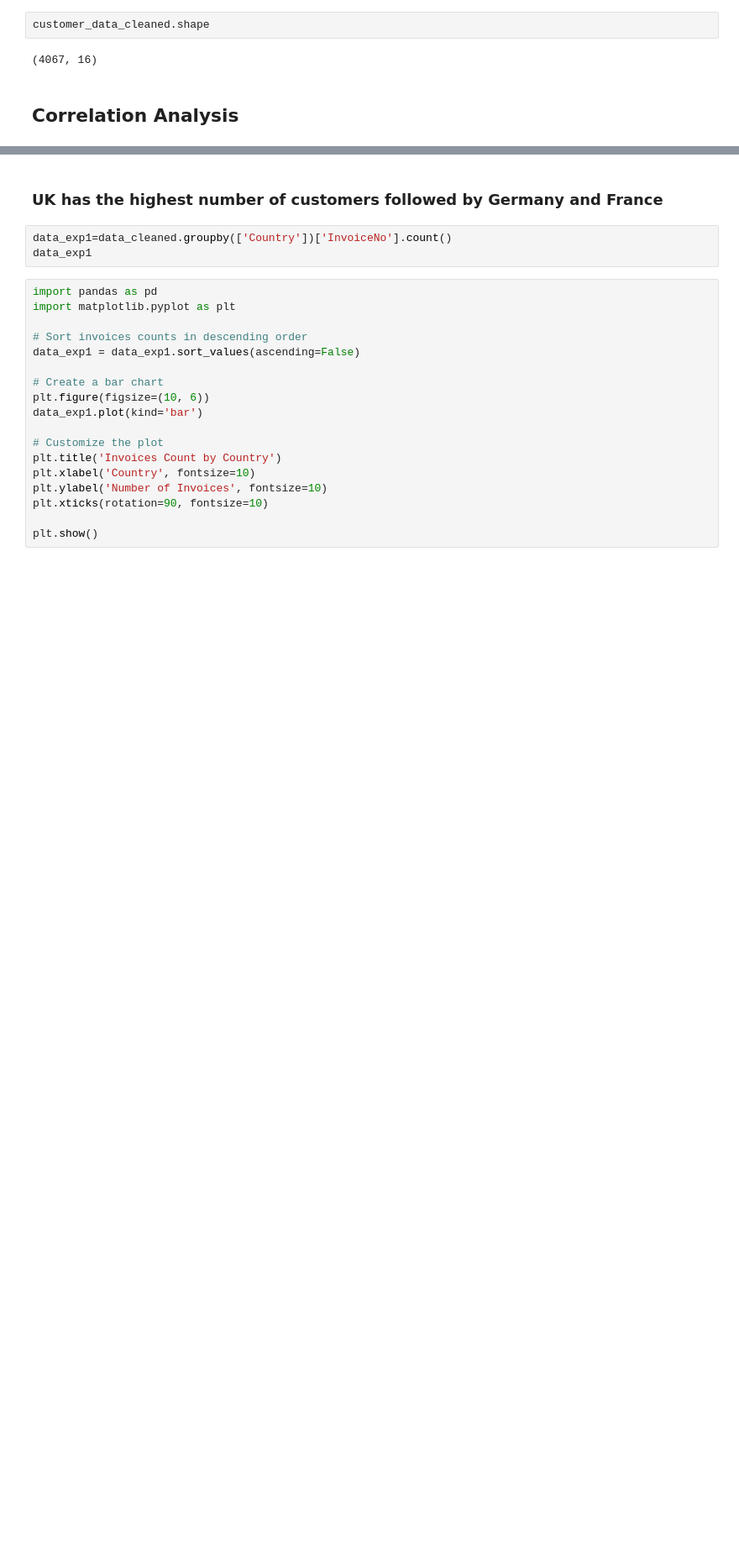
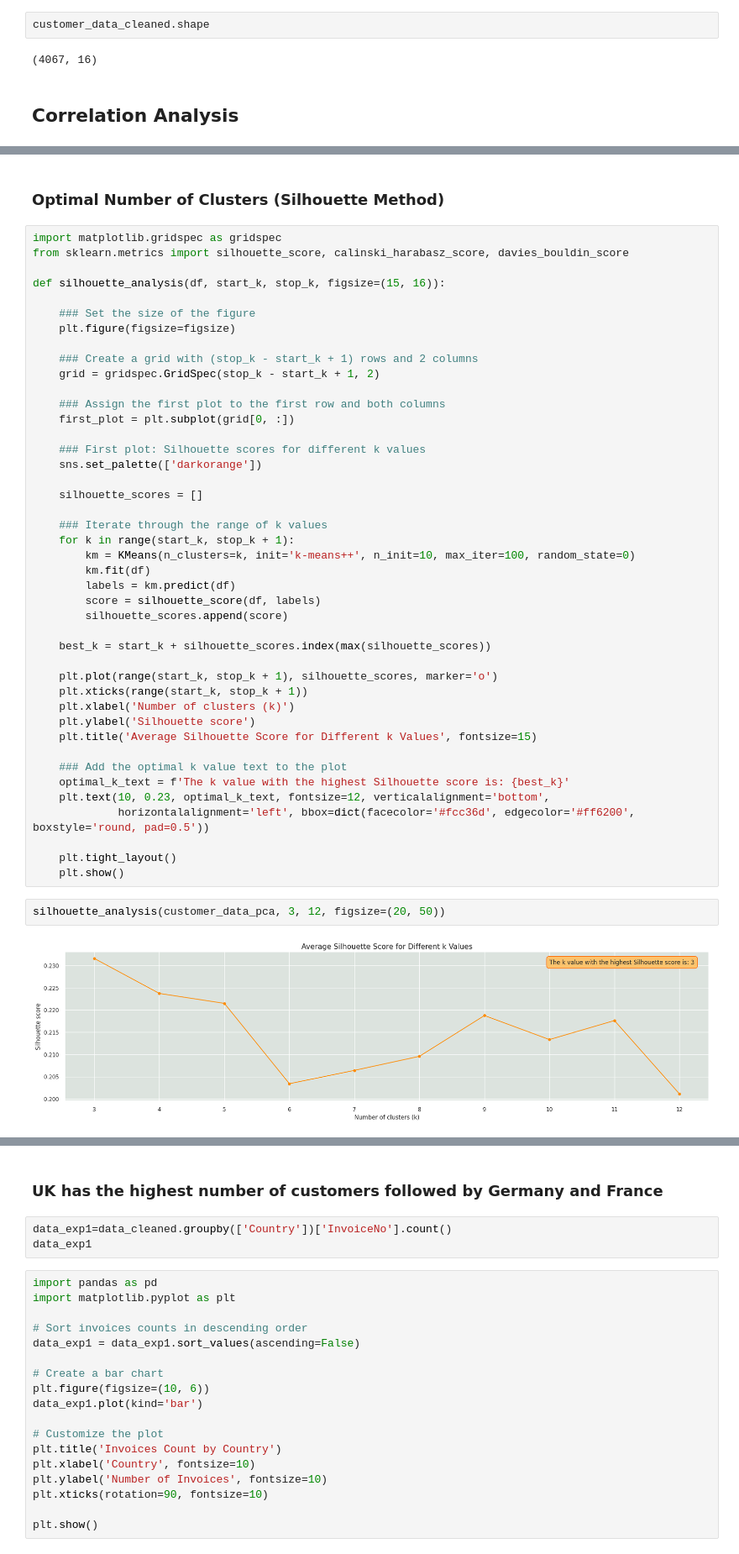
Before and after one commit to priyankabhatla/Customer_Segmentation_Retail, a Jupyter notebook: Online-Retail-Segmentation.ipynb, the cells around one changed output, grey strips where cells are left out. Shown at 84% size. Cells and saved outputs as stored; diff of their text form; blank space fills up the shorter version.

```diff
--- a/Online-Retail-Segmentation.ipynb
+++ b/Online-Retail-Segmentation.ipynb
@@ -1582,0 +1775,49 @@ plt.show()
+# %% [markdown]
+### Optimal Number of Clusters (Silhouette Method)
+# %%
+import matplotlib.gridspec as gridspec
+from sklearn.metrics import silhouette_score, calinski_harabasz_score, davies_bouldin_score
+
+def silhouette_analysis(df, start_k, stop_k, figsize=(15, 16)):
+
+    ### Set the size of the figure
+    plt.figure(figsize=figsize)
+
+    ### Create a grid with (stop_k - start_k + 1) rows and 2 columns
+    grid = gridspec.GridSpec(stop_k - start_k + 1, 2)
+
+    ### Assign the first plot to the first row and both columns
+    first_plot = plt.subplot(grid[0, :])
+
+    ### First plot: Silhouette scores for different k values
+    sns.set_palette(['darkorange'])
+
+    silhouette_scores = []
+
+    ### Iterate through the range of k values
+    for k in range(start_k, stop_k + 1):
+        km = KMeans(n_clusters=k, init='k-means++', n_init=10, max_iter=100, random_state=0)
+        km.fit(df)
+        labels = km.predict(df)
+        score = silhouette_score(df, labels)
+        silhouette_scores.append(score)
+
+    best_k = start_k + silhouette_scores.index(max(silhouette_scores))
+
+    plt.plot(range(start_k, stop_k + 1), silhouette_scores, marker='o')
+    plt.xticks(range(start_k, stop_k + 1))
+    plt.xlabel('Number of clusters (k)')
+    plt.ylabel('Silhouette score')
+    plt.title('Average Silhouette Score for Different k Values', fontsize=15)
+
+    ### Add the optimal k value text to the plot
+    optimal_k_text = f'The k value with the highest Silhouette score is: {best_k}'
+    plt.text(10, 0.23, optimal_k_text, fontsize=12, verticalalignment='bottom',
+             horizontalalignment='left', bbox=dict(facecolor='#fcc36d', edgecolor='#ff6200', boxstyle='round, pad=0.5'))
+
+    plt.tight_layout()
+    plt.show()
+# %%
+silhouette_analysis(customer_data_pca, 3, 12, figsize=(20, 50))
+# %% [output]
+[figure, added]
```
Also changed, not shown: parts of 16 cells of this notebook.
